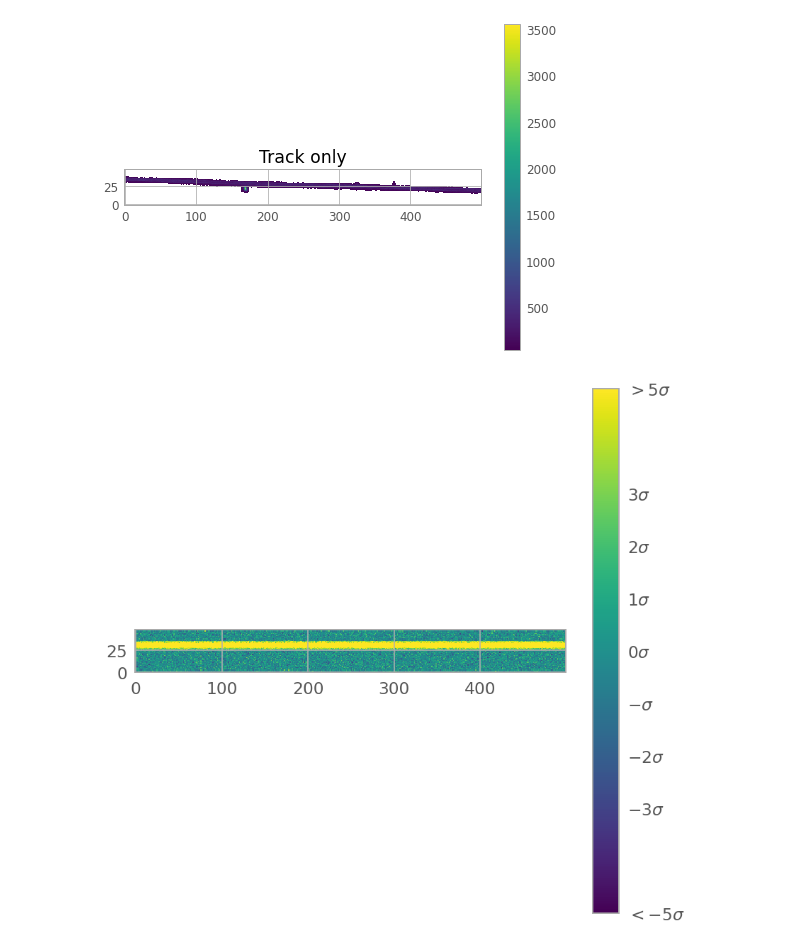
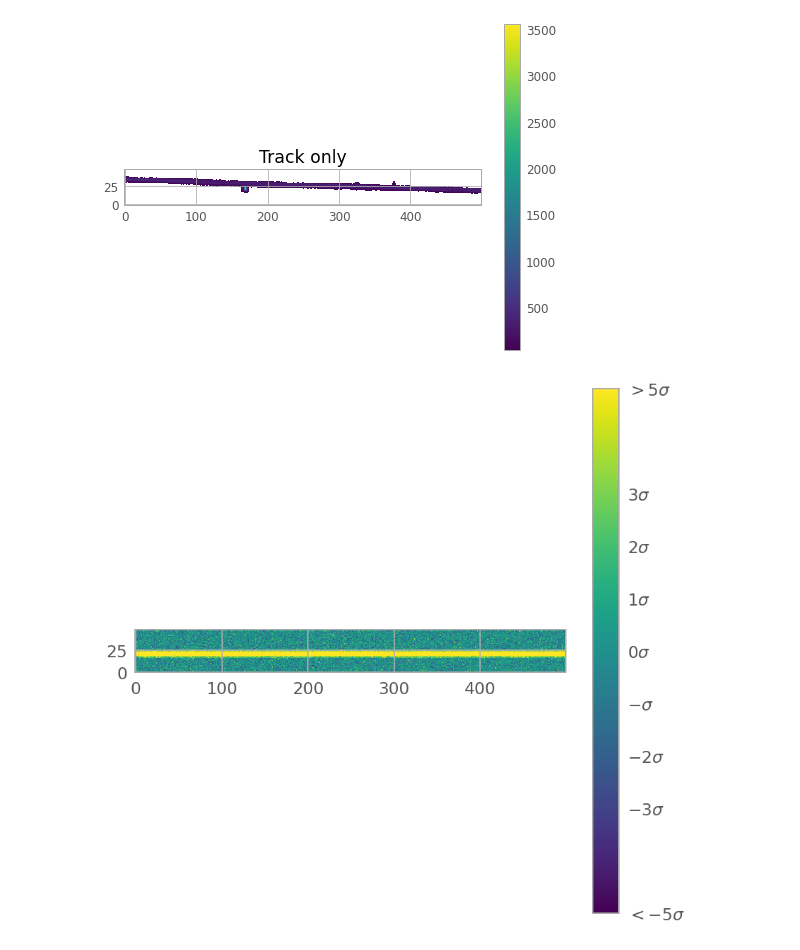
Before and after one commit to SSAEPFL/PSF, a Jupyter notebook: test-track-fitting.ipynb, the cells around one changed output. Cells and saved outputs as stored; diff of their text form; code cells hidden in the pictures.

```diff
--- a/test-track-fitting.ipynb
+++ b/test-track-fitting.ipynb
@@ -64,20 +64,20 @@ mean 62.22108653875176, median 61.425656015816394, std 11.654206542169188
 [figure]
 # %%
 # Create fake data
-true_parameters = (30, 30, 1, 1000)
+true_parameters = (20, 20, 3, 750)
 track_data = simplerTrackModel(np.shape(real_data), *true_parameters)
 track_data = convolve2d(track_data, PSF, 'same') + np.random.normal(loc=mean, scale=std, size=np.shape(real_data))
 
 tick_labels = [r'$<-5\sigma$', r'$-3\sigma$', r'$-2\sigma$', r'$-\sigma$', r'$0\sigma$', r'$1\sigma$', r'$2\sigma$', r'$3\sigma$', r'$>5\sigma$']
 ticks = mean + std * np.array([-5, -3, -2, -1, 0, 1, 2, 3, 5])
 
 plt.figure(figsize=(7,7),dpi=140)
 #plt.title('fake data')
 plt.imshow(track_data, origin='lower', cmap='viridis', interpolation='none', vmin=-5*std+mean, vmax=5*std+mean)
 cbar = plt.colorbar(ticks=ticks)
 cbar.ax.set_yticklabels(tick_labels)
 plt.show()
 # %% [output]
-[figure, old version]
+[figure, new version]
 # %%
 # Convolution of model and PSF to get what we would measure
```
Also changed, not shown: parts of 7 cells of this notebook.
